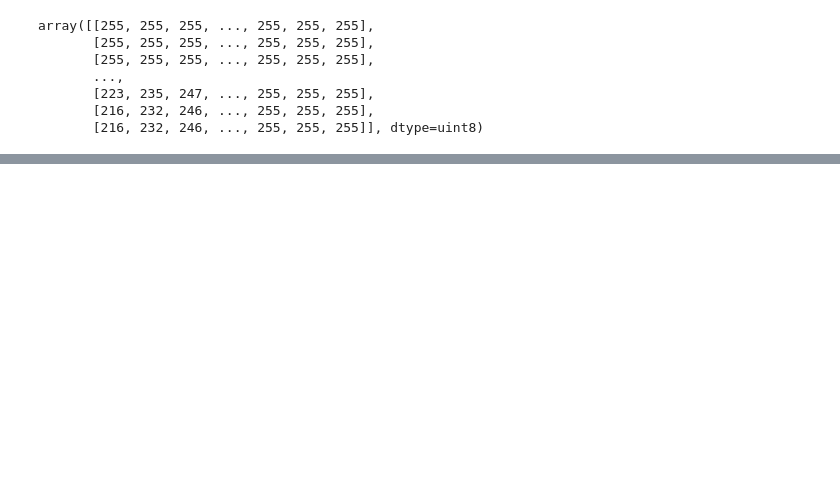
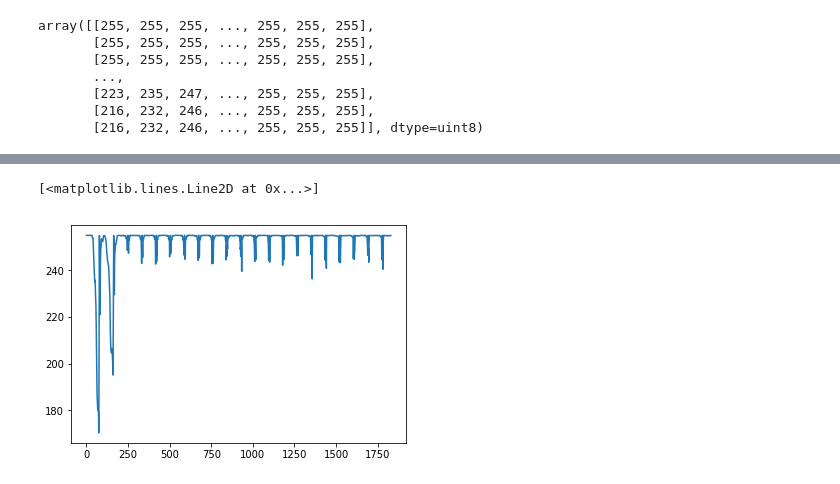
Before and after one commit to ekeleshian/child_handwriting_recognition, a Jupyter notebook: data/handwriting_grade_5/Tinkering with images.ipynb, the cells around one changed output, grey strips where cells are left out. Drawn from its saved outputs; the diff is of its cells as text; code cells hidden in the pictures; blank space fills up the shorter version.

```diff
--- a/data/handwriting_grade_5/Tinkering with images.ipynb
+++ b/data/handwriting_grade_5/Tinkering with images.ipynb
@@ -236,0 +152,5 @@ display_image(im, 'gray')
+# %%
+plt.plot(i, means)
+# %% [output]
+[<matplotlib.lines.Line2D at 0x...>]
+[figure, added]
```
Also changed, not shown: parts of 55 cells of this notebook.
